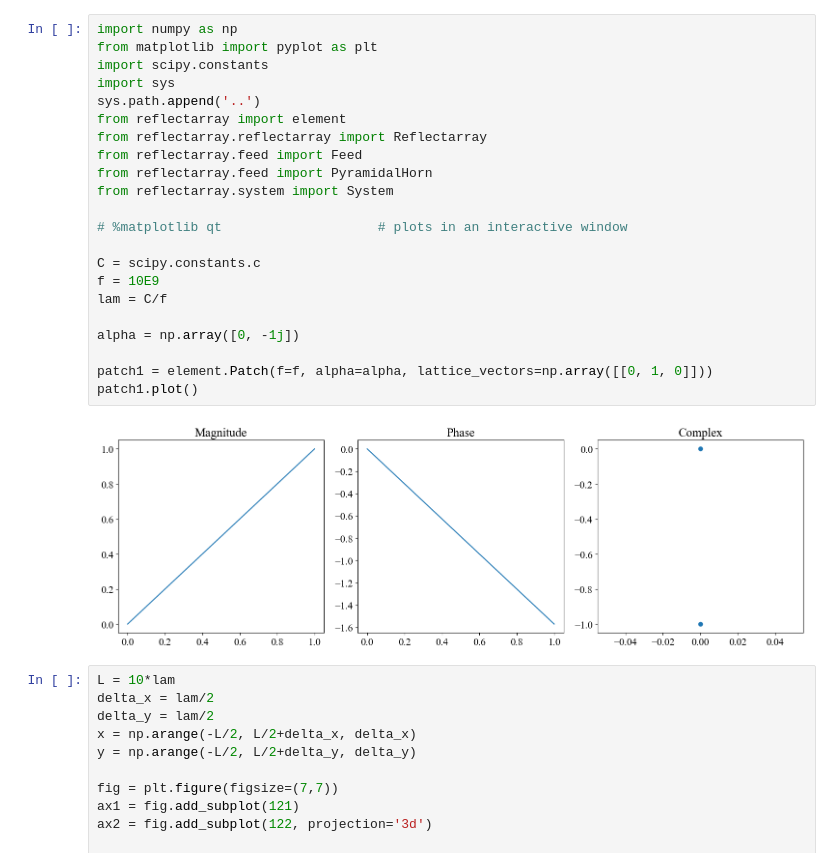
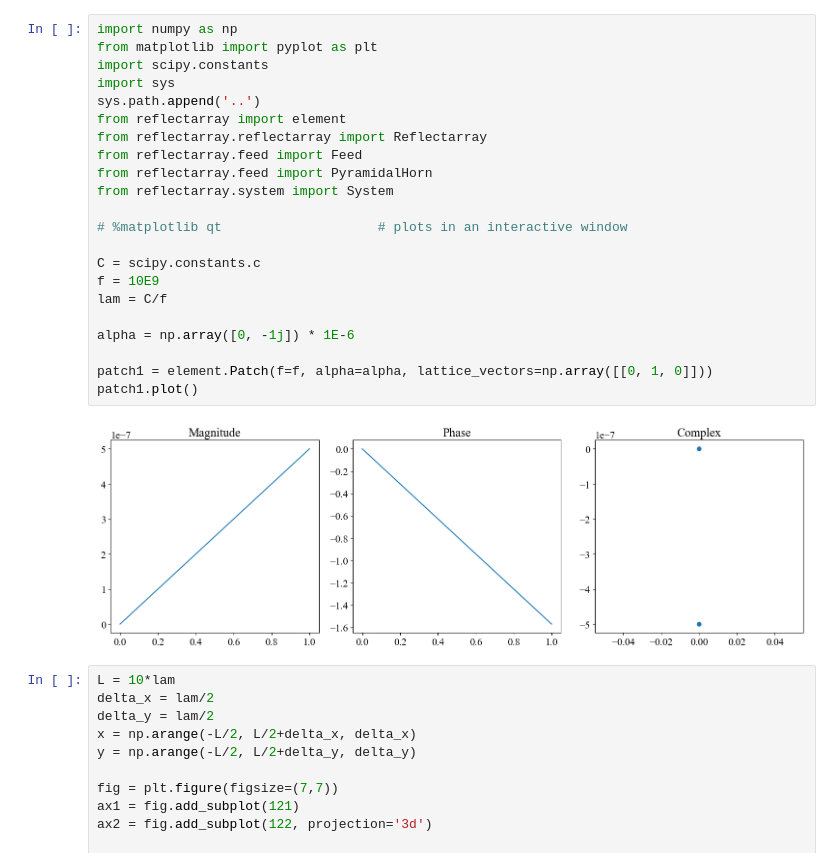
Before and after one commit to aaronvd/dipole-model-reflectarray, a Jupyter notebook: scripts/binary_test.ipynb, the cells around one changed output. Cells and saved outputs as stored; diff of their text form.

```diff
--- a/scripts/binary_test.ipynb
+++ b/scripts/binary_test.ipynb
@@ -1,27 +1,27 @@
 # %%
 import numpy as np
 from matplotlib import pyplot as plt
 import scipy.constants
 import sys
 sys.path.append('..')
 from reflectarray import element
 from reflectarray.reflectarray import Reflectarray
 from reflectarray.feed import Feed
 from reflectarray.feed import PyramidalHorn
 from reflectarray.system import System
 
 # %matplotlib qt                    # plots in an interactive window
 
 C = scipy.constants.c
 f = 10E9
 lam = C/f
 
-alpha = np.array([0, -1j])
+alpha = np.array([0, -1j]) * 1E-6
 
 patch1 = element.Patch(f=f, alpha=alpha, lattice_vectors=np.array([[0, 1, 0]]))
 patch1.plot()
 # %% [output]
-[figure, old version]
+[figure, new version]
 # %%
 L = 10*lam
 delta_x = lam/2
```
Also changed, not shown: parts of 2 cells of this notebook, 6 other files.
